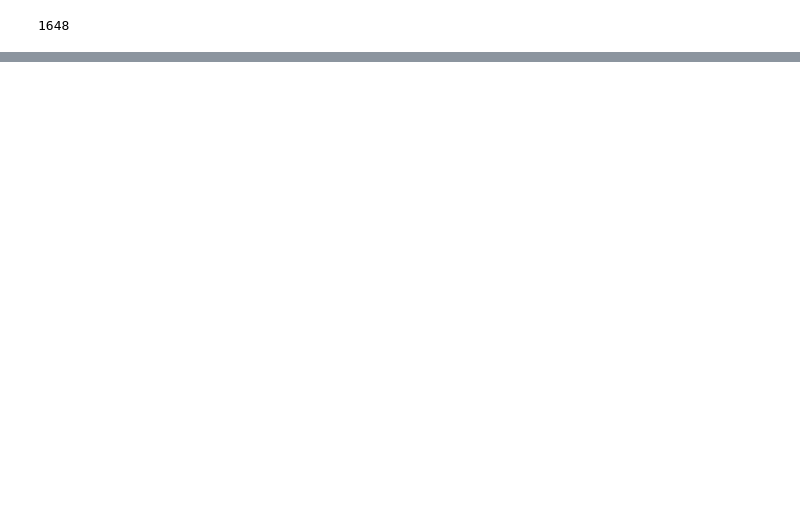
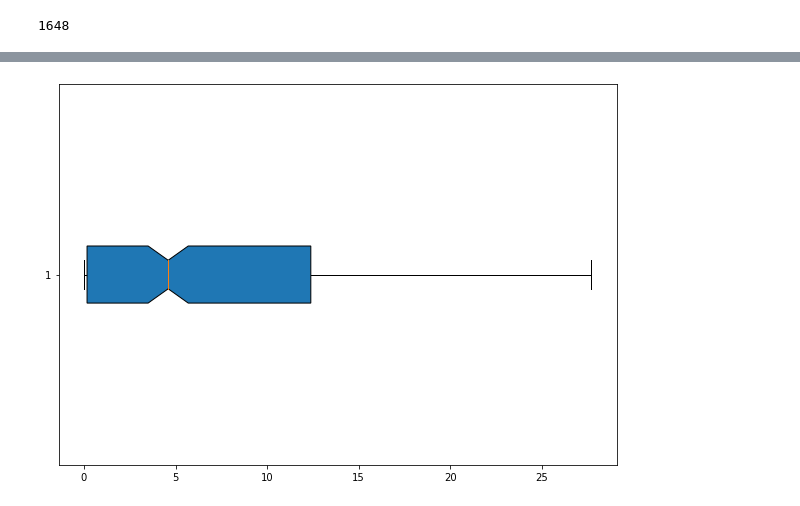
Before and after one commit to Athena84/fmo, a Jupyter notebook: NLP/Visualisation.ipynb, the cells around one changed output, grey strips where cells are left out. Saved outputs shown, nothing was run; the diff lists cells and outputs as text; code cells hidden in the pictures; blank space fills up the shorter version.

```diff
--- a/NLP/Visualisation.ipynb
+++ b/NLP/Visualisation.ipynb
@@ -110,0 +116,9 @@ plt.show()
+# %%
+fig = plt.figure(figsize =(10, 7))
+ax = fig.add_subplot(111)
+plot_data = df.loc[(df["fund"] == 0), ["mEUR_amounts"]]
+bp = ax.boxplot(plot_data, patch_artist = True,
+                notch ='True', vert = 0, showfliers = False)
+plt.show()
+# %% [output]
+[figure, added]
```
Also changed, not shown: parts of 22 cells of this notebook, 1 other file.
